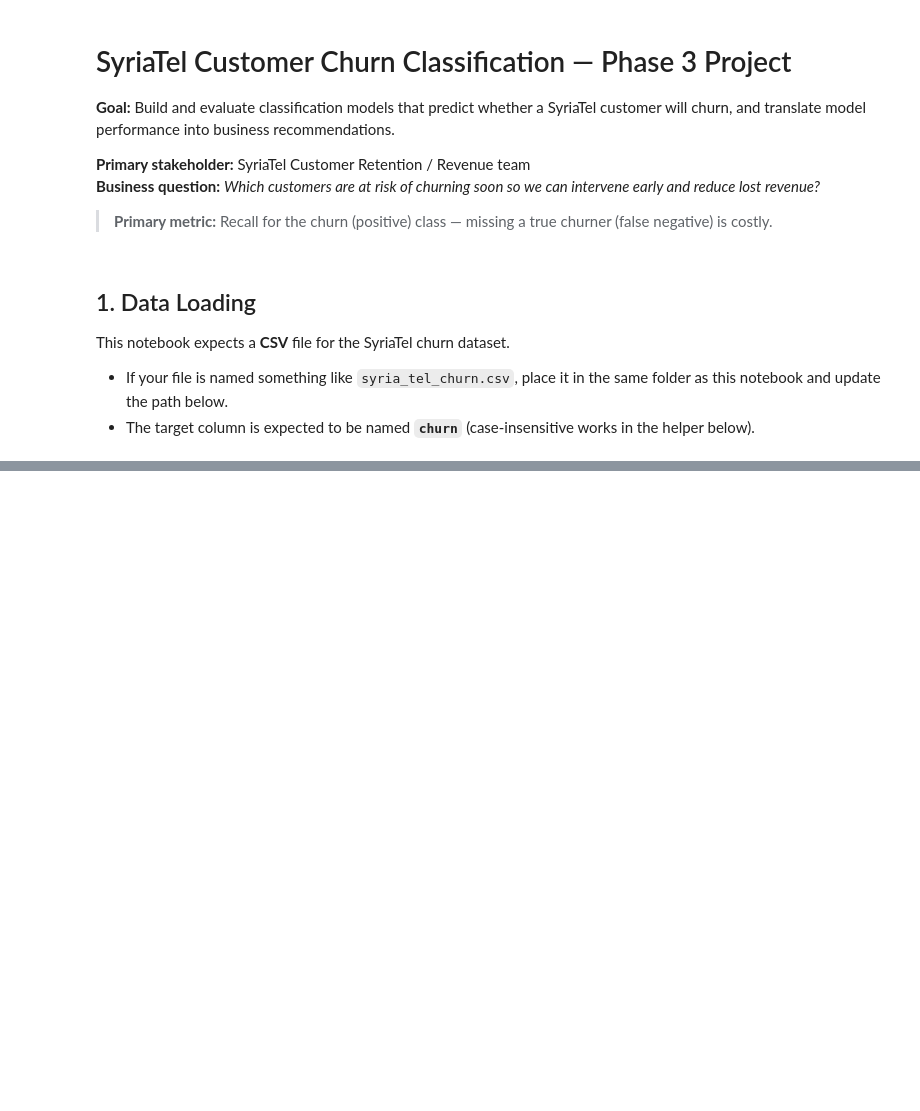
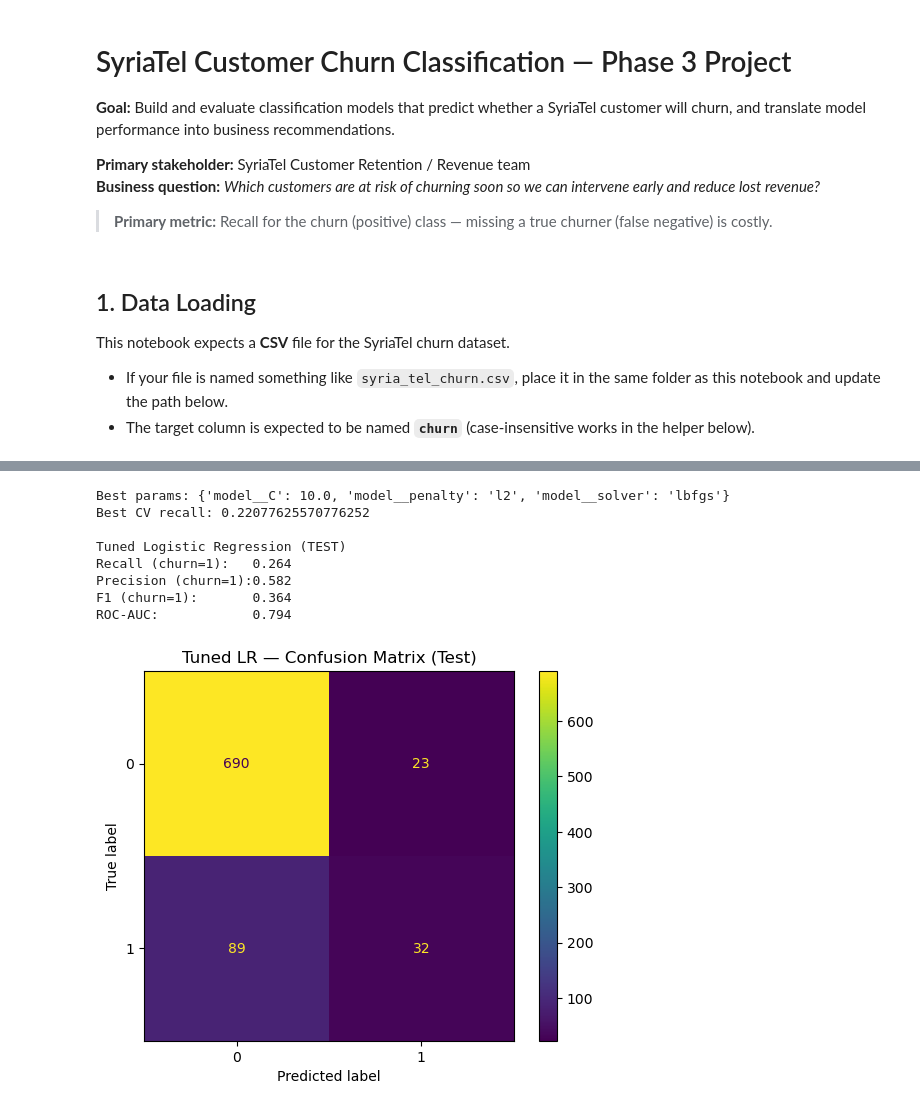
Before and after one commit to Morvine-otieno/phase-3-project, a Jupyter notebook: student.ipynb, the cells around one changed output, grey strips where cells are left out. Cells and saved outputs as stored; diff of their text form; code cells hidden in the pictures; blank space fills up the shorter version.

```diff
--- a/student.ipynb
+++ b/student.ipynb
@@ -70,0 +336,58 @@ FileNotFoundError: [Errno 2] No such file or directory: 'zippedData/syria_tel_ch
+# %%
+tuned_lr = Pipeline(steps=[
+    ("preprocess", preprocess),
+    ("model", LogisticRegression(max_iter=2000))
+])
+
+param_grid_lr = {
+    "model__C": [0.01, 0.1, 1.0, 3.0, 10.0],
+    "model__penalty": ["l2"],
+    "model__solver": ["lbfgs"]
+}
+
+grid_lr = GridSearchCV(
+    tuned_lr,
+    param_grid=param_grid_lr,
+    scoring="recall",   # focus on recall for churn
+    cv=5,
+    n_jobs=-1
+)
+
+grid_lr.fit(X_train, y_train)
+
+print("Best params:", grid_lr.best_params_)
+print("Best CV recall:", grid_lr.best_score_)
+
+best_lr = grid_lr.best_estimator_
+y_pred_lr = best_lr.predict(X_test)
+y_proba_lr = best_lr.predict_proba(X_test)[:, 1]
+
+rec_lr = recall_score(y_test, y_pred_lr, pos_label=1)
+prec_lr = precision_score(y_test, y_pred_lr, pos_label=1, zero_division=0)
+f1_lr = f1_score(y_test, y_pred_lr, pos_label=1, zero_division=0)
+
+try:
+    auc_lr = roc_auc_score(y_test, y_proba_lr)
+except Exception:
+    auc_lr = np.nan
+
+print("\nTuned Logistic Regression (TEST)")
+print(f"Recall (churn=1):   {rec_lr:.3f}")
+print(f"Precision (churn=1):{prec_lr:.3f}")
+print(f"F1 (churn=1):       {f1_lr:.3f}")
+print(f"ROC-AUC:            {auc_lr:.3f}" if not np.isnan(auc_lr) else "ROC-AUC:            NA")
+
+cm = confusion_matrix(y_test, y_pred_lr)
+ConfusionMatrixDisplay(confusion_matrix=cm).plot()
+plt.title("Tuned LR — Confusion Matrix (Test)")
+plt.show()
+# %% [output]
+Best params: {'model__C': 10.0, 'model__penalty': 'l2', 'model__solver': 'lbfgs'}
+Best CV recall: 0.22077625570776252
+
+Tuned Logistic Regression (TEST)
+Recall (churn=1):   0.264
+Precision (churn=1):0.582
+F1 (churn=1):       0.364
+ROC-AUC:            0.794
+[figure, added]
```
Also changed, not shown: parts of 25 cells of this notebook, 1 other file.
